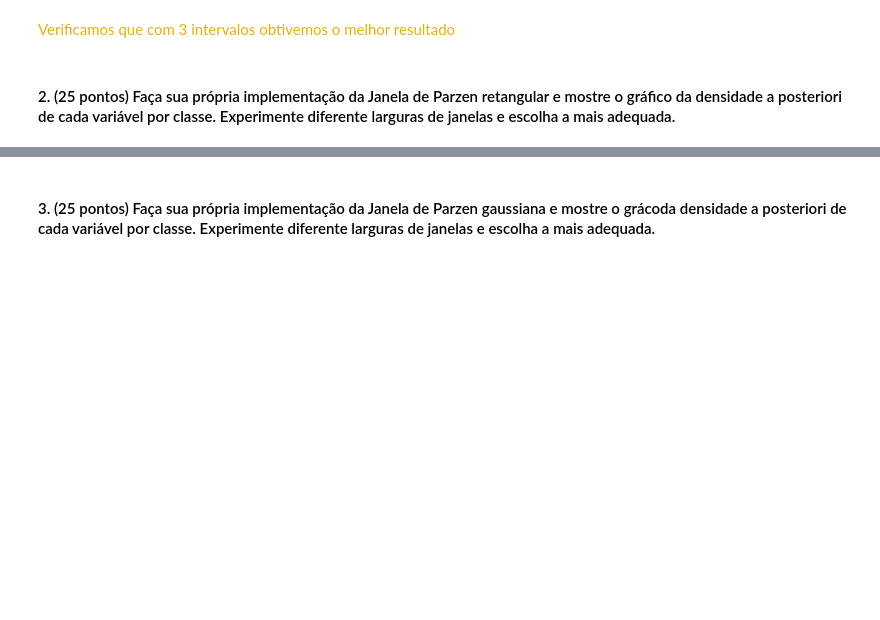
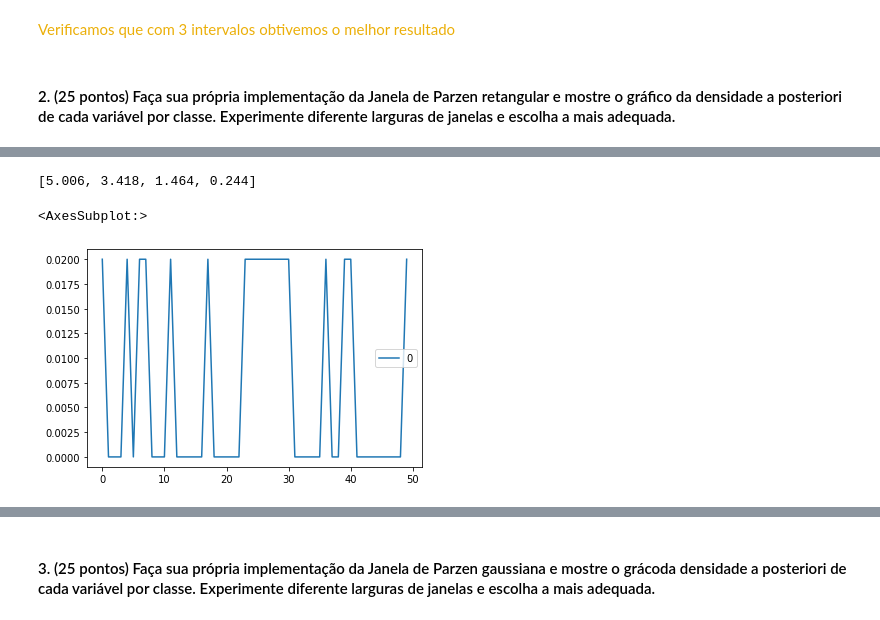
Before and after one commit to yuriresendematias/Aprendizagem-de-Maquina, a Jupyter notebook: Semana 9/Atividade9.ipynb, the cells around one changed output, grey strips where cells are left out. Drawn from its saved outputs; the diff is of its cells as text; code cells hidden in the pictures; blank space fills up the shorter version.

```diff
--- a/Semana 9/Atividade9.ipynb
+++ b/Semana 9/Atividade9.ipynb
@@ -180,0 +192,16 @@ metrics.accuracy_score(y_test_7, predict)
+# %%
+#função de kernel
+def fi(a):
+    a = -a if(a < 0) else a
+    return 1 if(a <= 0.5) else 0
+# %%
+def density(h, n, x, xi):
+    prob = []
+
+    for i in range(len(xi)):
+        prob.append((1/h) * ((1/n)*fi(distance(xi.iloc[i].to_list(), x, h))))
+    return prob
+# %%
+setosa = data.loc[data['variety'] == 'Iris-setosa']
+versic = data.loc[data['variety'] == 'Iris-versicolor']
+virgin = data.loc[data['variety'] == 'Iris-virginica']
@@ -180,0 +217,10 @@ metrics.accuracy_score(y_test_7, predict)
+# %%
+setosa_x = [setosa['sepal_length'].mean(), setosa['sepal_width'].mean(), setosa['petal_length'].mean(), setosa['petal_width'].mean()]
+setosa_x
+# %% [output]
+[5.006, 3.418, 1.464, 0.244]
+# %%
+pd.DataFrame(density(1, 50, setosa_x, setosa.drop(['variety'], axis=1))).plot.line()
+# %% [output]
+<AxesSubplot:>
+[figure, added]
```
Also changed, not shown: parts of 3 cells of this notebook.
